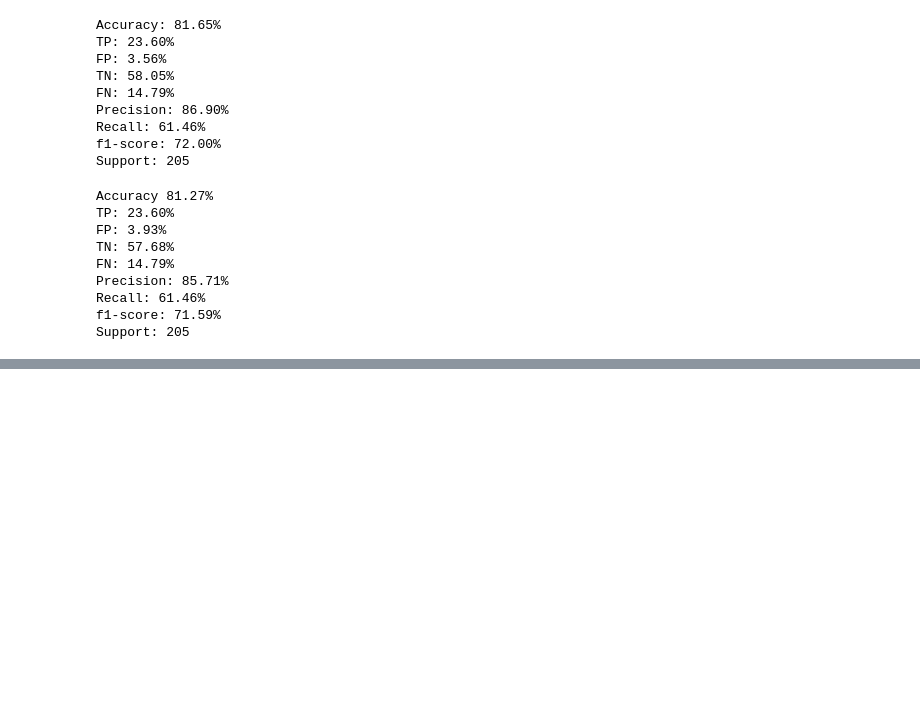
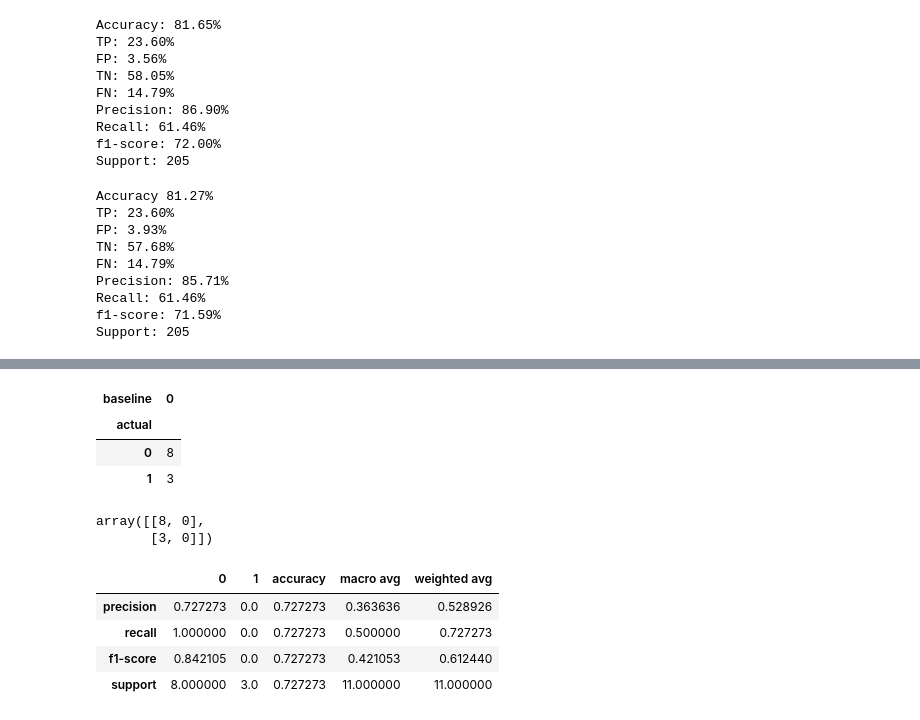
Before and after one commit to aleclhartman/ds-methodologies-exercises, a Jupyter notebook: classification/model.ipynb, the cells around one changed output, grey strips where cells are left out. Saved outputs shown, nothing was run; the diff lists cells and outputs as text; code cells hidden in the pictures; blank space fills up the shorter version.

```diff
--- a/classification/model.ipynb
+++ b/classification/model.ipynb
@@ -1087,0 +1112,22 @@ Support: 205
+# %%
+pd.crosstab(churn_df.actual, churn_df.baseline)
+# %% [output]
+| baseline | 0 |
+| actual |  |
+| 0 | 8 |
+| 1 | 3 |
+# %%
+confusion_matrix(churn_df.actual, churn_df.baseline)
+# %% [output]
+array([[8, 0],
+       [3, 0]])
+# %%
+cr = pd.DataFrame(classification_report(churn_df.actual, churn_df.baseline, output_dict=True))
+# %%
+cr
+# %% [output]
+|  | 0 | 1 | accuracy | macro avg | weighted avg |
+| precision | 0.727273 | 0.0 | 0.727273 | 0.363636 | 0.528926 |
+| recall | 1.000000 | 0.0 | 0.727273 | 0.500000 | 0.727273 |
+| f1-score | 0.842105 | 0.0 | 0.727273 | 0.421053 | 0.612440 |
+| support | 8.000000 | 3.0 | 0.727273 | 11.000000 | 11.000000 |
```
Also changed, not shown: parts of 2 cells of this notebook.
